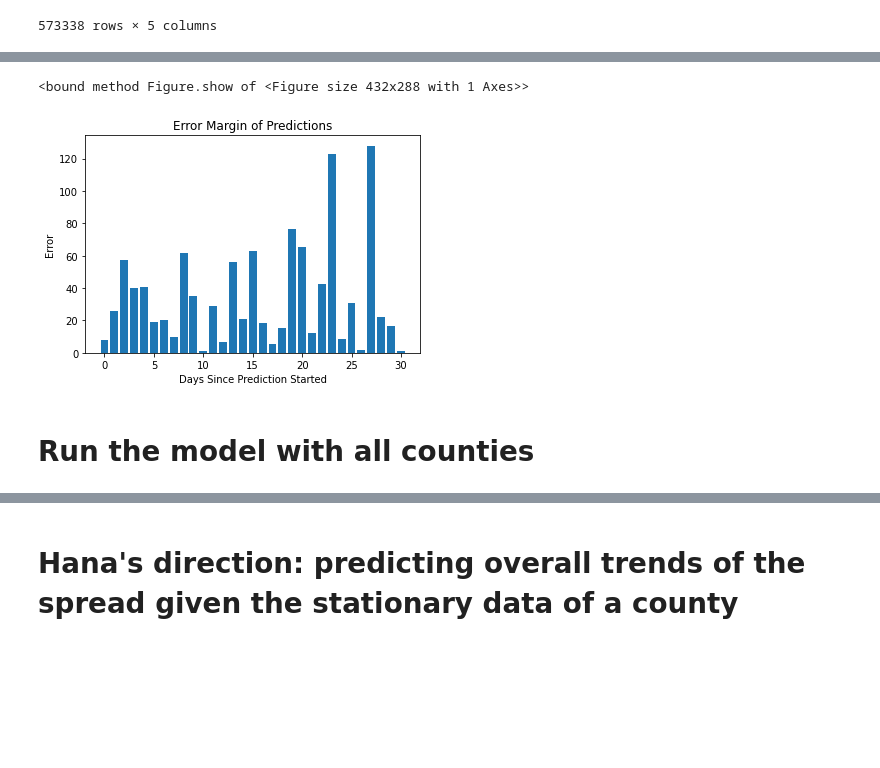
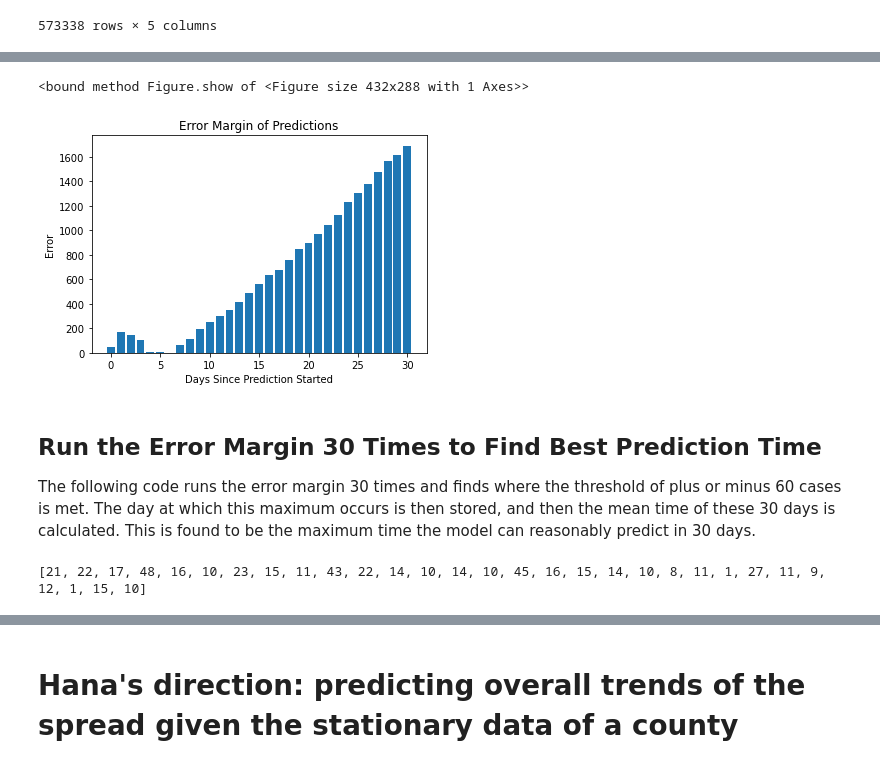
Before and after one commit to trannghia207/470Project, a Jupyter notebook: Project_fixed.ipynb, the cells around one changed output, grey strips where cells are left out. Cells and saved outputs as stored; diff of their text form; code cells hidden in the pictures; blank space fills up the shorter version.

```diff
--- a/Project_fixed.ipynb
+++ b/Project_fixed.ipynb
@@ -345,19 +380,43 @@ fig.show
 # %%
 n_steps = 1
 split_value = 0.9
 forecast_num = 7
 yhat_array = make_prediction(COVID_baltimore_df, stat_data_baltimore,
-                             test_train_split, n_steps, forecast_num)
+                                 test_train_split, n_steps, forecast_num)
 
 delta_array = yhat_array - cases[(len(cases)-len(yhat_array)):]
 fig,ax = plt.subplots()
-ax.bar(x = range(0,31),height = abs(delta_array[31:62]))
+ax.bar(x = range(0,31),height = abs(delta_array[int(len(cases)*test_train_split):int(len(cases)*test_train_split)+31]))
 ax.set_xlabel('Days Since Prediction Started')
 ax.set_ylabel('Error')
 ax.set_title('Error Margin of Predictions')
 fig.show
 # %% [output]
 <bound method Figure.show of <Figure size 432x288 with 1 Axes>>
-[figure, old version]
+[figure, new version]
-# %% [markdown]
-# Run the model with all counties
+# %% [markdown]
+## Run the Error Margin 30 Times to Find Best Prediction Time
+The following code runs the error margin 30 times and finds where the threshold of plus or minus 60 cases is met. The day at which this maximum occurs is then stored, and then the mean time of these 30 days is calculated. This is found to be the maximum time the model can reasonably predict in 30 days.
+# %%
+forecastDays_array = []
+for j in range(0,30):
+
+    n_steps = 1
+    split_value = 0.9
+    forecast_num = 14
+    yhat_array = make_prediction(COVID_baltimore_df, stat_data_baltimore,
+                                 test_train_split, n_steps, forecast_num)
+    delta_array = abs(yhat_array - cases[(len(cases)-len(yhat_array)):])
+    delta_array2 = abs(delta_array[int(len(cases)*test_train_split):])
+
+    counter = 0
+    for i in range(0,len(delta_array2)):
+        if delta_array2[i] <300:
+            counter = counter + 1
+        elif delta_array2[i] >= 300:
+            break
+
+    forecastDays_array.append(counter)
+print(forecastDays_array)
+# %% [output]
+[21, 22, 17, 48, 16, 10, 23, 15, 11, 43, 22, 14, 10, 14, 10, 45, 16, 15, 14, 10, 8, 11, 1, 27, 11, 9, 12, 1, 15, 10]
```
Also changed, not shown: parts of 34 cells of this notebook, 1 other file.
